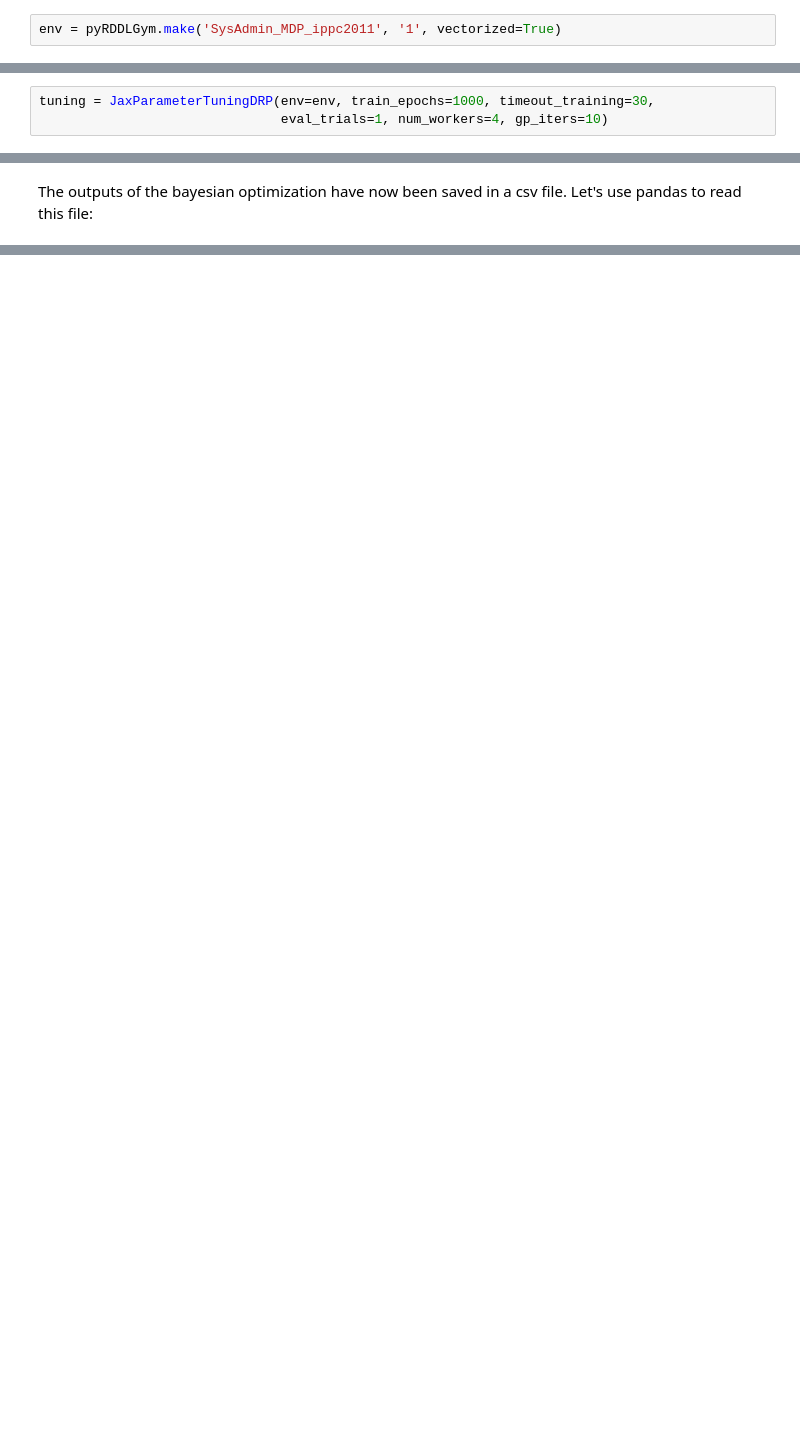
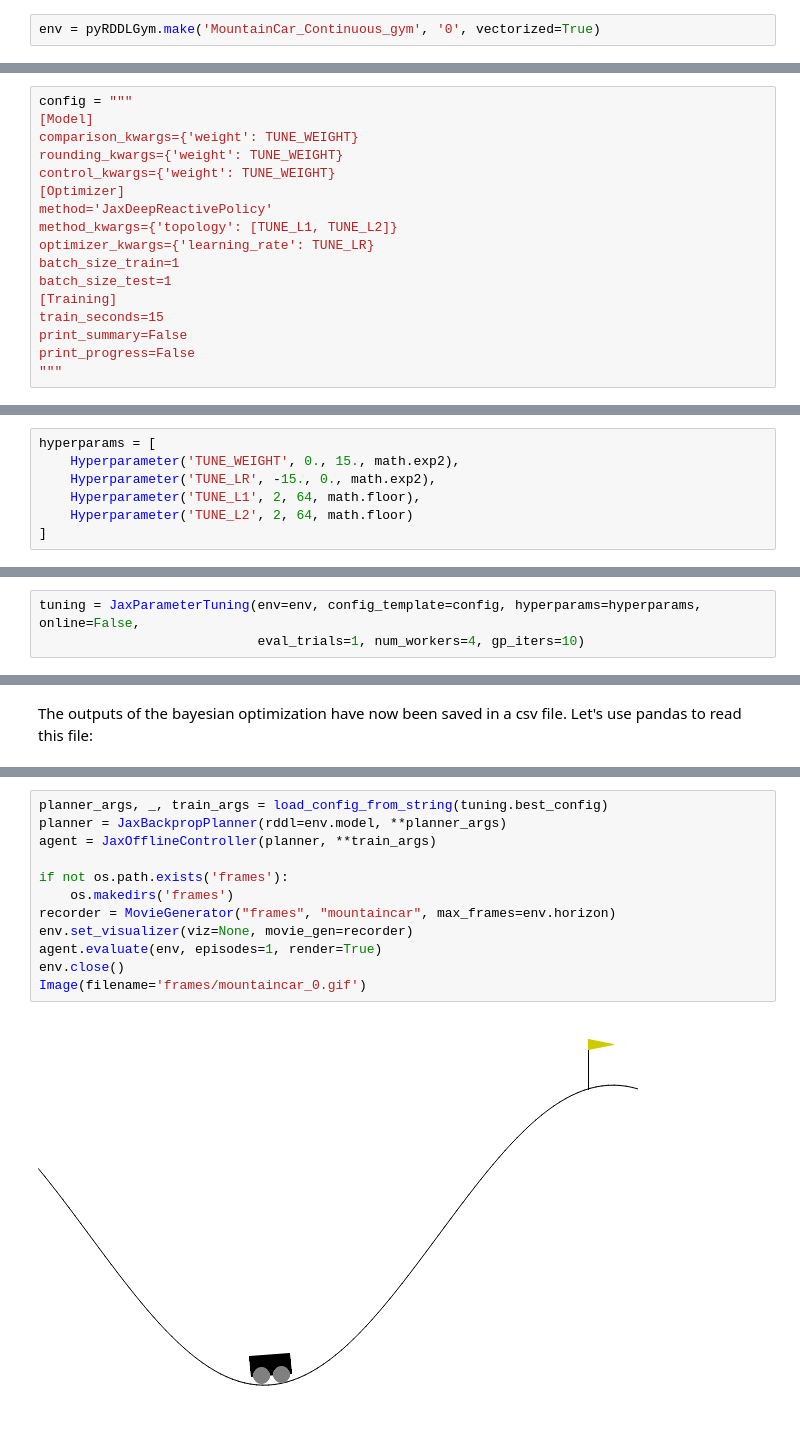
Before and after one commit to pyrddlgym-project/pyRDDLGym, a Jupyter notebook: docs/notebooks/tuning_hyperparameters_in_jaxplan.ipynb, the cells around one changed output, grey strips where cells are left out. Drawn from its saved outputs; the diff is of its cells as text; blank space fills up the shorter version.

```diff
--- a/docs/notebooks/tuning_hyperparameters_in_jaxplan.ipynb
+++ b/docs/notebooks/tuning_hyperparameters_in_jaxplan.ipynb
@@ -26,2 +29,2 @@ We will use the SysAdmin problem from the 2011 IPPC as our example:
 # %%
-env = pyRDDLGym.make('SysAdmin_MDP_ippc2011', '1', vectorized=True)
+env = pyRDDLGym.make('MountainCar_Continuous_gym', '0', vectorized=True)
@@ -27,0 +33,17 @@ env = pyRDDLGym.make('SysAdmin_MDP_ippc2011', '1', vectorized=True)
+# %%
+config = """
+[Model]
+comparison_kwargs={'weight': TUNE_WEIGHT}
+rounding_kwargs={'weight': TUNE_WEIGHT}
+control_kwargs={'weight': TUNE_WEIGHT}
+[Optimizer]
+method='JaxDeepReactivePolicy'
+method_kwargs={'topology': [TUNE_L1, TUNE_L2]}
+optimizer_kwargs={'learning_rate': TUNE_LR}
+batch_size_train=1
+batch_size_test=1
+[Training]
+train_seconds=15
+print_summary=False
+print_progress=False
+"""
@@ -28 +52,8 @@ env = pyRDDLGym.make('SysAdmin_MDP_ippc2011', '1', vectorized=True)
+# %%
+hyperparams = [
+    Hyperparameter('TUNE_WEIGHT', 0., 15., math.exp2),
+    Hyperparameter('TUNE_LR', -15., 0., math.exp2),
+    Hyperparameter('TUNE_L1', 2, 64, math.floor),
+    Hyperparameter('TUNE_L2', 2, 64, math.floor)
+]
 # %% [markdown]
@@ -30,6 +61,6 @@ Next, we will instantiate the tuning instance for the policy network (DRP). This
 # %%
-tuning = JaxParameterTuningDRP(env=env, train_epochs=1000, timeout_training=30,
-                               eval_trials=1, num_workers=4, gp_iters=10)
+tuning = JaxParameterTuning(env=env, config_template=config, hyperparams=hyperparams, online=False,
+                            eval_trials=1, num_workers=4, gp_iters=10)
 # %% [markdown]
 Finally, we launch the tuning instance, where we specify the RNG key, the file where logs will be saved, and that we wish to save a plot of the hyper-parameters tried in a 2D space. Warning: this will take a while:
 # %%
@@ -77,0 +113,14 @@ agent.evaluate(env, episodes=1)
+# %%
+planner_args, _, train_args = load_config_from_string(tuning.best_config)
+planner = JaxBackpropPlanner(rddl=env.model, **planner_args)
+agent = JaxOfflineController(planner, **train_args)
+
+if not os.path.exists('frames'):
+    os.makedirs('frames')
+recorder = MovieGenerator("frames", "mountaincar", max_frames=env.horizon)
+env.set_visualizer(viz=None, movie_gen=recorder)
+agent.evaluate(env, episodes=1, render=True)
+env.close()
+Image(filename='frames/mountaincar_0.gif')
+# %% [output]
+[figure, added]
```
Also changed, not shown: parts of 12 cells of this notebook, 3 other files.
